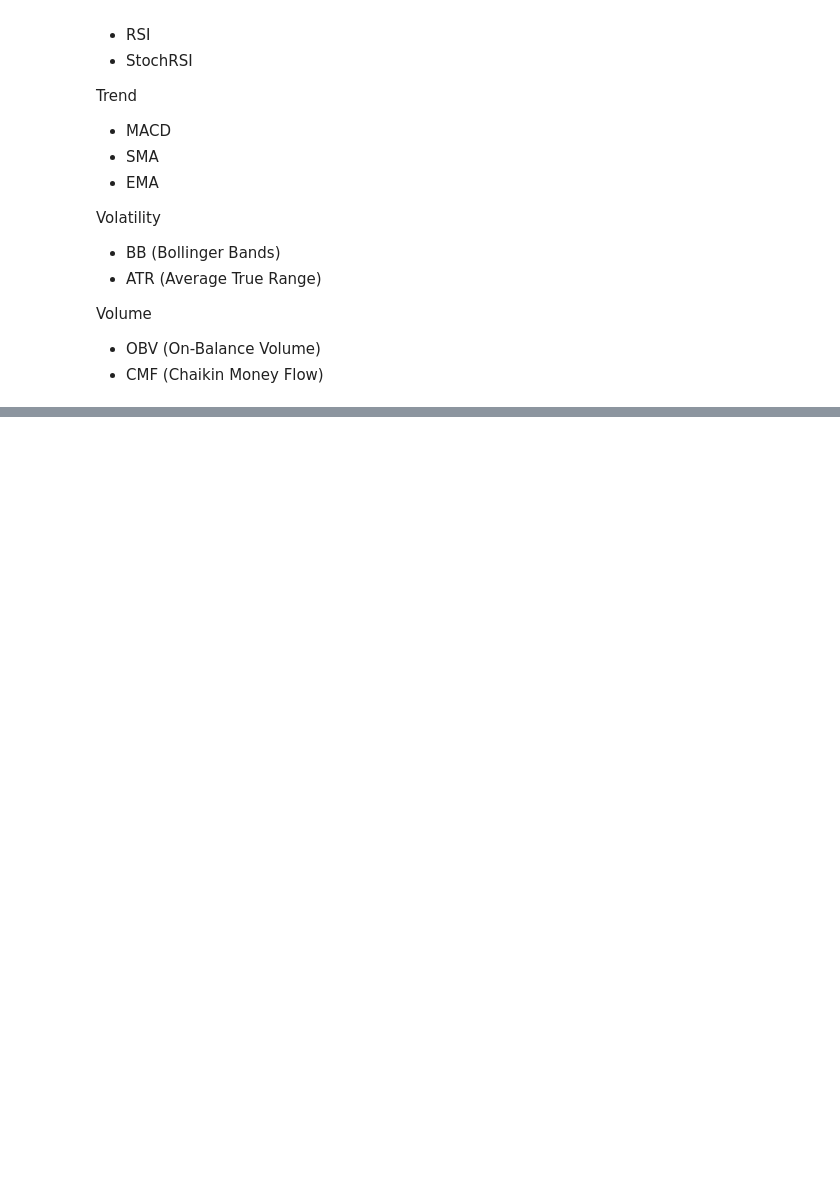
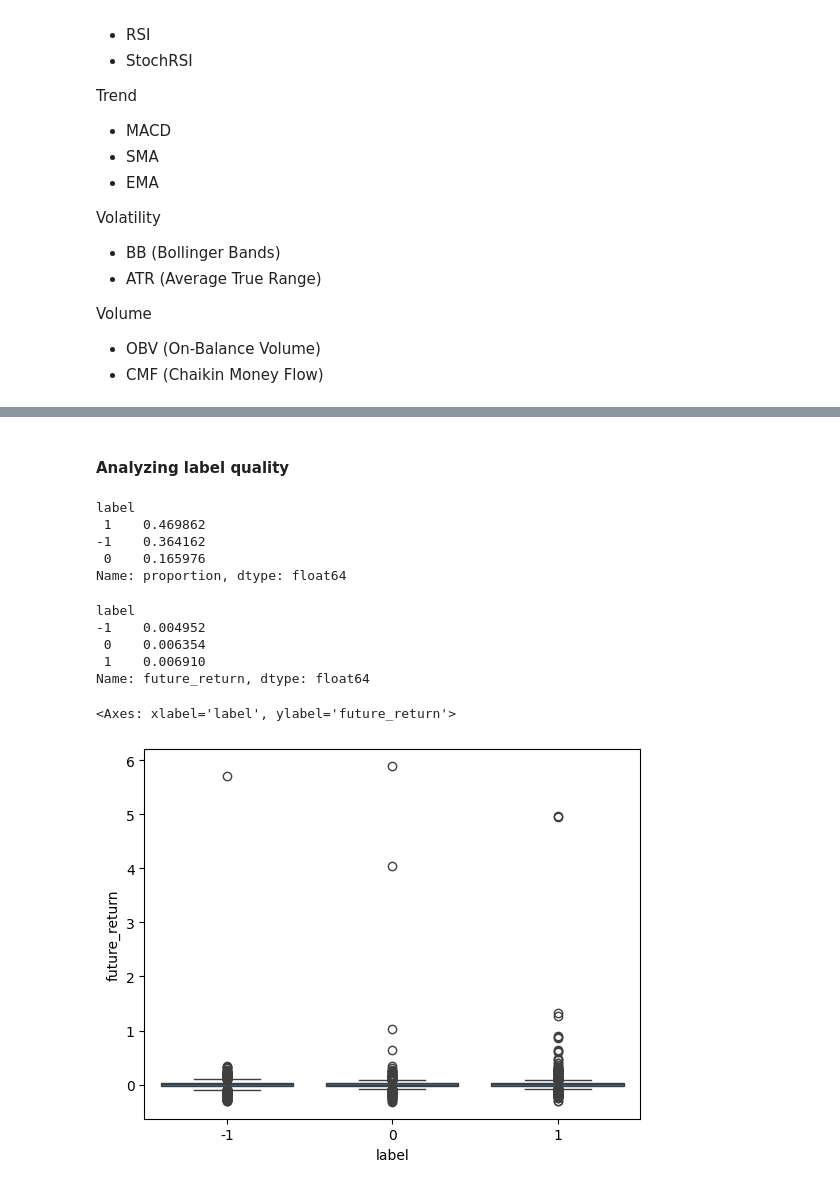
Before and after one commit to HellCatCruiser/AgenticTrader, a Jupyter notebook: data_cleaning/data_engineering.ipynb, the cells around one changed output, grey strips where cells are left out. Cells and saved outputs as stored; diff of their text form; code cells hidden in the pictures; blank space fills up the shorter version.

```diff
--- a/data_cleaning/data_engineering.ipynb
+++ b/data_cleaning/data_engineering.ipynb
@@ -174 +191,4 @@ def add_features(df):
     return df
+# %%
+df_long = raw_data.stack(level=0).rename_axis(['Date', 'Ticker'])
+df_long
@@ -174,0 +210,22 @@ def add_features(df):
+# %%
+results = []
+for ticker, df_t in df_long.groupby('Ticker'):
+    df_t = add_features(df_t.copy())
+    results.append(df_t)
+
+# Step 1: Concatenate and sort
+df_processed = pd.concat(results).sort_values(['Date', 'Ticker']).copy()
+df_processed = df_processed.reorder_levels(['Date', 'Ticker']).sort_index()
+
+# Step 2: Identify last 5 rows per ticker BEFORE dropping NaNs
+last_5_mask = df_processed.groupby('Ticker').tail(5).index
+
+# Step 3: Drop NaNs EXCEPT for those in last 5 rows
+df_cleaned = df_processed[~df_processed.index.isin(last_5_mask)].dropna()
+df_preserved = df_processed.loc[last_5_mask]
+
+# Step 4: Combine and sort
+df_processed = pd.concat([df_cleaned, df_preserved]).sort_index()
+
+
+df_processed.columns
@@ -174,0 +449,3 @@ def add_features(df):
+# %%
+df_labeled = label_data(df_processed)
+df_labeled.head(5)
@@ -174,0 +461,27 @@ def add_features(df):
+# %% [markdown]
+#### Analyzing label quality
+# %%
+# check label distribution
+df_labeled["label"].value_counts(normalize=True)
+# %% [output]
+label
+ 1    0.469862
+-1    0.364162
+ 0    0.165976
+Name: proportion, dtype: float64
+# %%
+# check label seperability
+# forward_return = future n-bar return, e.g. close.shift(-5)/close - 1
+df_labeled.groupby('label')['future_return'].mean()
+# %% [output]
+label
+-1    0.004952
+ 0    0.006354
+ 1    0.006910
+Name: future_return, dtype: float64
+# %%
+# verify direction
+sns.boxplot(data=df_labeled, x='label', y='future_return')
+# %% [output]
+<Axes: xlabel='label', ylabel='future_return'>
+[figure, added]
```
Also changed, not shown: parts of 17 cells of this notebook, 1 other file.
